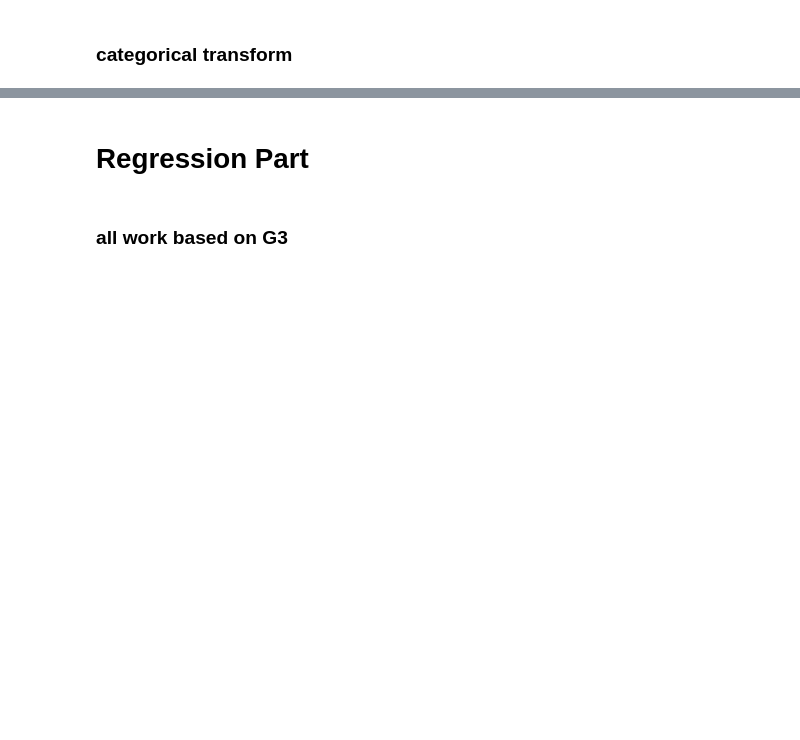
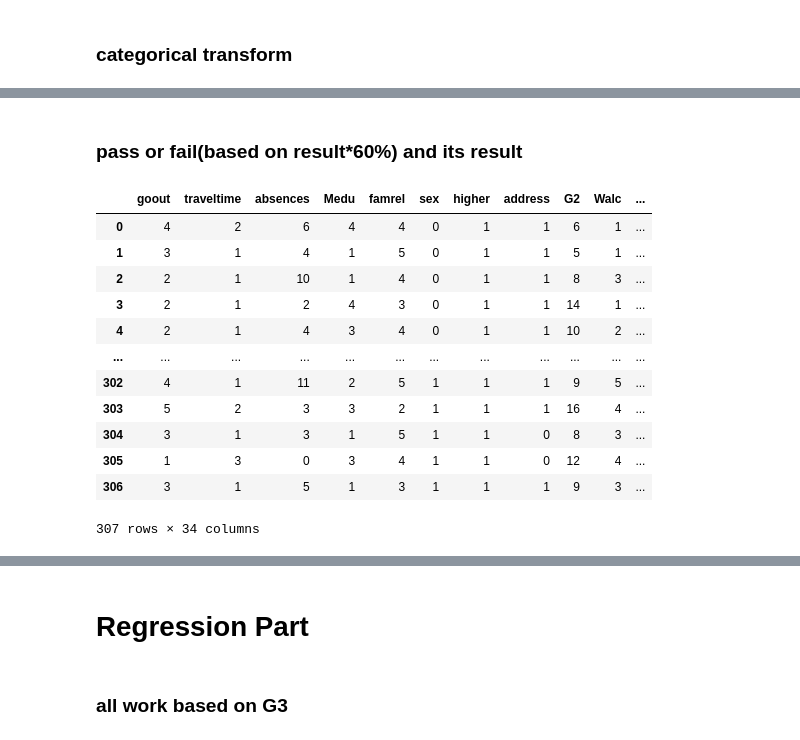
Before and after one commit to cheng1999/Student-Performance-Predict, a Jupyter notebook: data science final project Math_part.ipynb, the cells around one changed output, grey strips where cells are left out. Cells and saved outputs as stored; diff of their text form; code cells hidden in the pictures; blank space fills up the shorter version.

```diff
--- a/data science final project Math_part.ipynb
+++ b/data science final project Math_part.ipynb
@@ -535,0 +331,3 @@ array([[38, 12],
+# %%
+data_train_2 = data_train.copy()
+data_train_2, categorical_dic = categorical_transform(data_train_2)
@@ -535,0 +343,41 @@ array([[38, 12],
+# %% [markdown]
+### pass or fail(based on result*60%) and its result
+# %%
+def result_to_pass_fail(data, total_mark, pass_percentage):
+    pass_fail = {}
+    if type(data) == pd.DataFrame:
+        for i in range(len(data)):
+            result_sum = sum(data.iloc[i])
+            if result_sum >= total_mark*pass_percentage:
+                pass_fail[i] = 1
+            else:
+                pass_fail[i] = 0
+    else:
+        data = list(data)
+        for i in range(len(data)):
+            if data[i] >=  total_mark*pass_percentage:
+                pass_fail[i] = 1
+            else:
+                pass_fail[i] = 0
+    return pass_fail
+# %%
+total_result = data_train_2[["G1", "G2", "G3"]]
+math_pass_fail = result_to_pass_fail(total_result, 60, 0.6)
+# %%
+data_train_2['pass_fail'] = math_pass_fail.values()
+# %%
+data_train_2
+# %% [output]
+|  | goout | traveltime | absences | Medu | famrel | sex | higher | address | G2 | Walc | ... |
+| 0 | 4 | 2 | 6 | 4 | 4 | 0 | 1 | 1 | 6 | 1 | ... |
+| 1 | 3 | 1 | 4 | 1 | 5 | 0 | 1 | 1 | 5 | 1 | ... |
+| 2 | 2 | 1 | 10 | 1 | 4 | 0 | 1 | 1 | 8 | 3 | ... |
+| 3 | 2 | 1 | 2 | 4 | 3 | 0 | 1 | 1 | 14 | 1 | ... |
+| 4 | 2 | 1 | 4 | 3 | 4 | 0 | 1 | 1 | 10 | 2 | ... |
+| ... | ... | ... | ... | ... | ... | ... | ... | ... | ... | ... | ... |
+| 302 | 4 | 1 | 11 | 2 | 5 | 1 | 1 | 1 | 9 | 5 | ... |
+| 303 | 5 | 2 | 3 | 3 | 2 | 1 | 1 | 1 | 16 | 4 | ... |
+| 304 | 3 | 1 | 3 | 1 | 5 | 1 | 1 | 0 | 8 | 3 | ... |
+| 305 | 1 | 3 | 0 | 3 | 4 | 1 | 1 | 0 | 12 | 4 | ... |
+| 306 | 3 | 1 | 5 | 1 | 3 | 1 | 1 | 1 | 9 | 3 | ... |
+307 rows × 34 columns
```
Also changed, not shown: parts of 202 cells of this notebook.
